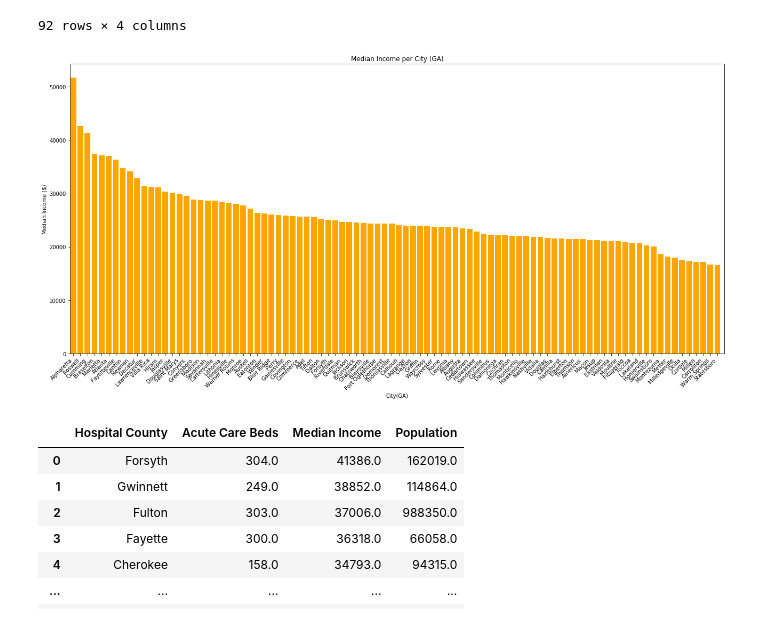
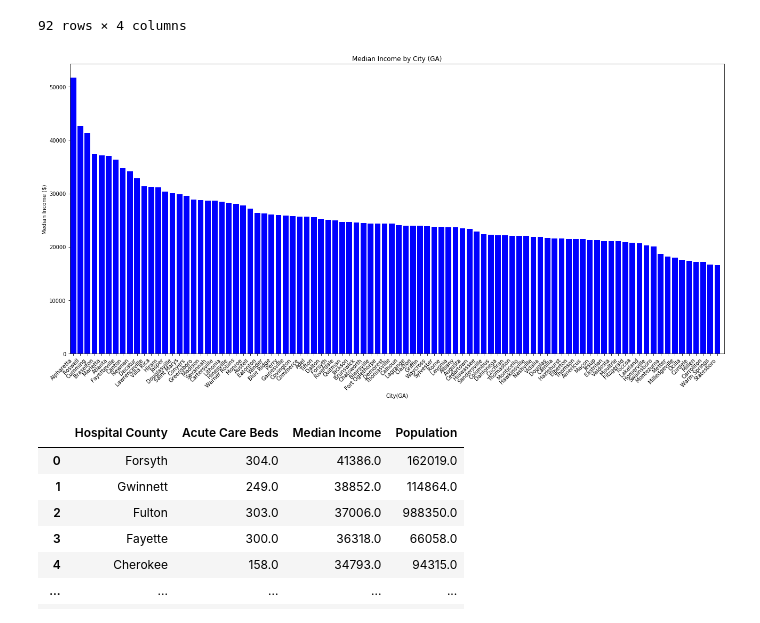
Before and after one commit to jtilenis/Data_Scavengers, a Jupyter notebook: bar_charts.ipynb, the cells around one changed output. Saved outputs shown, nothing was run; the diff lists cells and outputs as text; code cells hidden in the pictures.

```diff
--- a/bar_charts.ipynb
+++ b/bar_charts.ipynb
@@ -294,19 +294,19 @@ income_city
 # %%
 # Plot Median Income by City
 
 plt.figure(figsize=(22,10))
-plt.bar(income_city['Hospital City'],income_city['Median Income'], color="orange")
+plt.bar(income_city['Hospital City'],income_city['Median Income'], color="blue")
 plt.xticks(income_city['Hospital City'], rotation='45',ha='right')
-plt.title('Median Income per City (GA)')
+plt.title('Median Income by City (GA)')
 plt.xlabel('City(GA)')
 plt.ylabel('Median Income ($)')
 plt.xlim(-0.5,len(income_city['Hospital City']))
 
 
 plt.savefig("Charts/Median_Income_by_City.png")
 plt.show()
 # %% [output]
-[figure, old version]
+[figure, new version]
 # %%
 # Prep data for income by County
 
```
Also changed, not shown: parts of 5 cells of this notebook, 6 other files.
